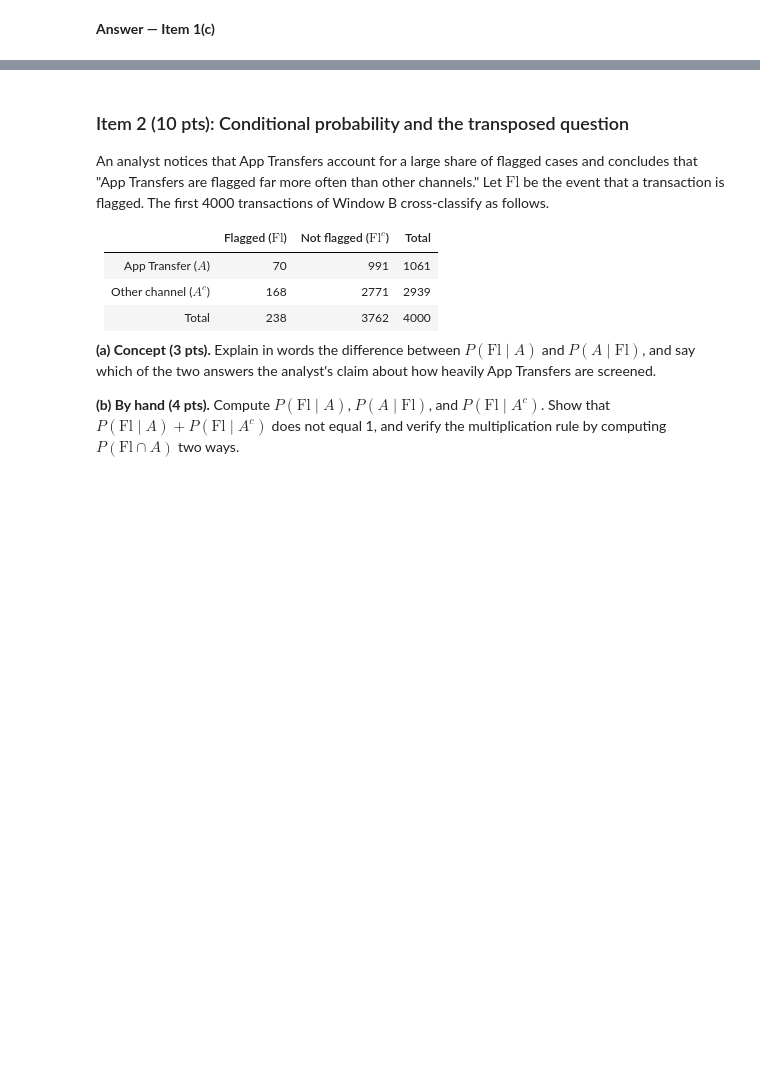
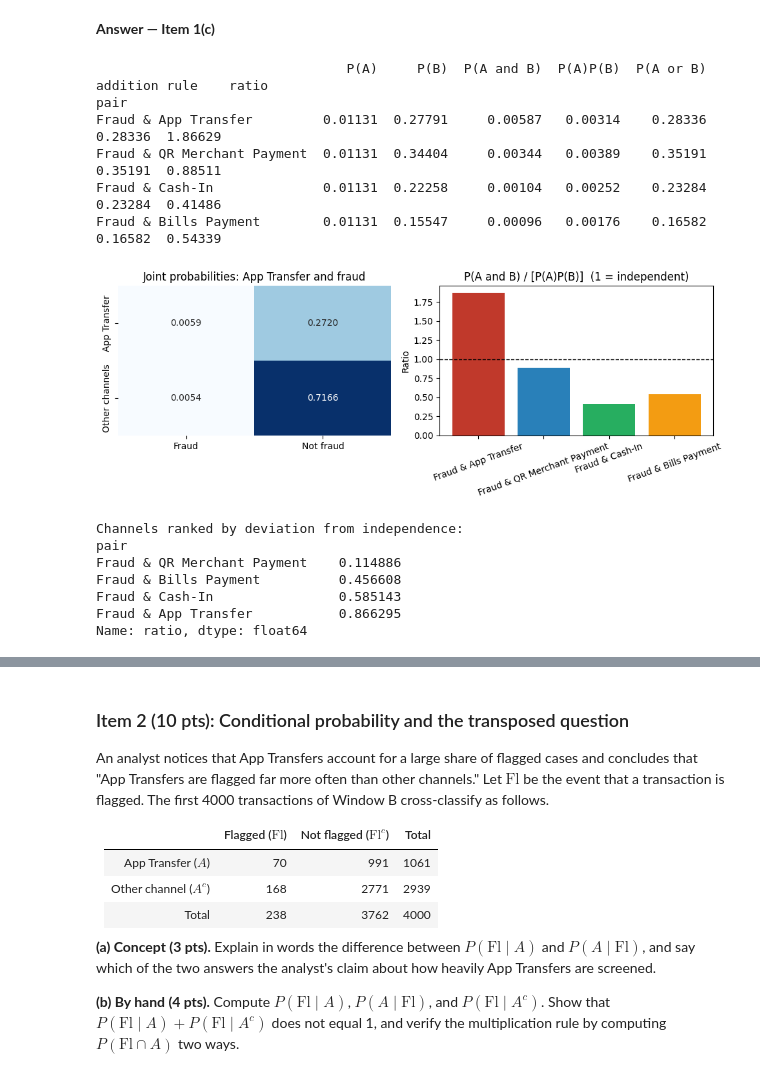
Before and after one commit to nikkeijane/PMDSC_UPC, a Jupyter notebook: DS 207 - Mathematics for Data Science/01_lesson_kits/05_probability-and-bayes/ds207_05_probability_bayes_assignment.ipynb, the cells around one changed output, grey strips where cells are left out. Cells and saved outputs as stored; diff of their text form; code cells hidden in the pictures; blank space fills up the shorter version.

```diff
--- a/DS 207 - Mathematics for Data Science/01_lesson_kits/05_probability-and-bayes/ds207_05_probability_bayes_assignment.ipynb
+++ b/DS 207 - Mathematics for Data Science/01_lesson_kits/05_probability-and-bayes/ds207_05_probability_bayes_assignment.ipynb
@@ -84,4 +106,20 @@ Trina wants to know whether App Transfers carry a different fraud risk from the
 # %% [markdown]
 **Answer — Item 1(b)**
 # %%
-# TODO
+# Reproduce the by-hand extract: the first 4,000 transactions
+extract = df.head(4000).copy()
+extract["app_transfer"] = extract["channel"] == "App Transfer"
+print(pd.crosstab(extract["app_transfer"], extract["fraud"], margins=True))
+
+F_e, A_e = extract["fraud"], extract["app_transfer"]
+p_F, p_A = F_e.mean(), A_e.mean()
+p_FA = (F_e & A_e).mean()
+p_FuA = (F_e | A_e).mean()
+
+print(f"\nP(F)               = {p_F:.4f}")
+print(f"P(A)               = {p_A:.4f}")
+print(f"P(F and A)         = {p_FA:.4f}")
+print(f"P(F or A), direct  = {p_FuA:.4f}")
+print(f"P(F or A), rule    = {p_F + p_A - p_FA:.4f}")
+print(f"P(neither)         = {1 - p_FuA:.4f}")
+print(f"P(F)P(A)           = {p_F * p_A:.6f}  vs  P(F and A) = {p_FA:.6f}  ->  ratio {p_FA / (p_F * p_A):.2f}")
@@ -89,5 +141,62 @@ Trina wants to know whether App Transfers carry a different fraud risk from the
 **Answer — Item 1(c)**
 # %%
 # TODO
+import seaborn as sns
+
+F = df["fraud"]
+APP = df["channel"].eq("App Transfer")
+QR = df["channel"].eq("QR Merchant Payment")
+CASH = df["channel"].eq("Cash-In")
+BILL = df["channel"].eq("Bills Payment")
+
+def pair_summary(A, B, label):
+    p_A, p_B, p_AB = A.mean(), B.mean(), (A & B).mean()
+    return {"pair": label, "P(A)": p_A, "P(B)": p_B, "P(A and B)": p_AB, "P(A)P(B)": p_A * p_B,
+        "P(A or B)": (A | B).mean(), "addition rule": p_A + p_B - p_AB,"ratio": p_AB / (p_A * p_B)}
+
+summary = pd.DataFrame([pair_summary(F, APP,  "Fraud & App Transfer"),
+                        pair_summary(F, QR,   "Fraud & QR Merchant Payment"),
+                        pair_summary(F, CASH, "Fraud & Cash-In"),
+                        pair_summary(F, BILL, "Fraud & Bills Payment")]).set_index("pair")
+print(summary.round(5).to_string())
+
+fig, axes = plt.subplots(1, 2, figsize=(10, 3.8))
+
+joint = pd.crosstab(APP.map({True: "App Transfer", False: "Other channels"}),
+                    F.map({True: "Fraud", False: "Not fraud"}), normalize=True)
+
+sns.heatmap(joint, annot=True, fmt=".4f", cmap="Blues", cbar=False, ax=axes[0])
+
+axes[0].set_title("Joint probabilities: App Transfer and fraud")
+axes[0].set_xlabel("")
+axes[0].set_ylabel("")
+
+axes[1].bar(summary.index, summary["ratio"], color=["#c0392b", "#2980b9", "#27ae60", "#f39c12"])
+axes[1].axhline(1, color="black", linestyle="--", linewidth=1)
+axes[1].set_title("P(A and B) / [P(A)P(B)]  (1 = independent)")
+axes[1].set_ylabel("Ratio")
+plt.xticks(rotation=20)
+plt.tight_layout()
+plt.show()
+
+deviation = (summary["ratio"] - 1).abs()
+
+print("\nChannels ranked by deviation from independence:")
+print(deviation.sort_values())
+# %% [output]
+                                P(A)     P(B)  P(A and B)  P(A)P(B)  P(A or B)  addition rule    ratio
+pair
+Fraud & App Transfer         0.01131  0.27791     0.00587   0.00314    0.28336        0.28336  1.86629
+Fraud & QR Merchant Payment  0.01131  0.34404     0.00344   0.00389    0.35191        0.35191  0.88511
+Fraud & Cash-In              0.01131  0.22258     0.00104   0.00252    0.23284        0.23284  0.41486
+Fraud & Bills Payment        0.01131  0.15547     0.00096   0.00176    0.16582        0.16582  0.54339
+[figure, added]
+Channels ranked by deviation from independence:
+pair
+Fraud & QR Merchant Payment    0.114886
+Fraud & Bills Payment          0.456608
+Fraud & Cash-In                0.585143
+Fraud & App Transfer           0.866295
+Name: ratio, dtype: float64
 # %% [markdown]
 **Answer — Item 1(c) interpretation**
```
Also changed, not shown: parts of 16 cells of this notebook.
